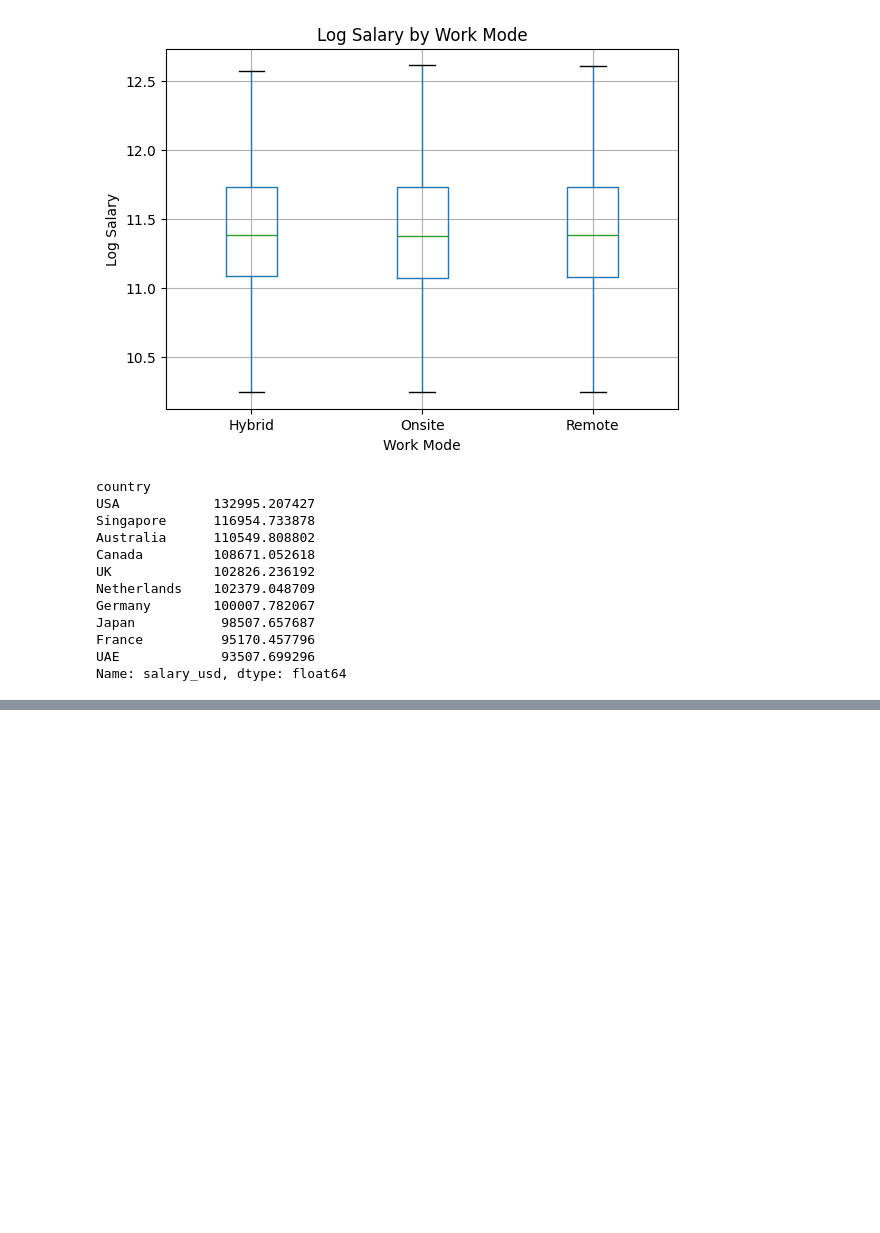
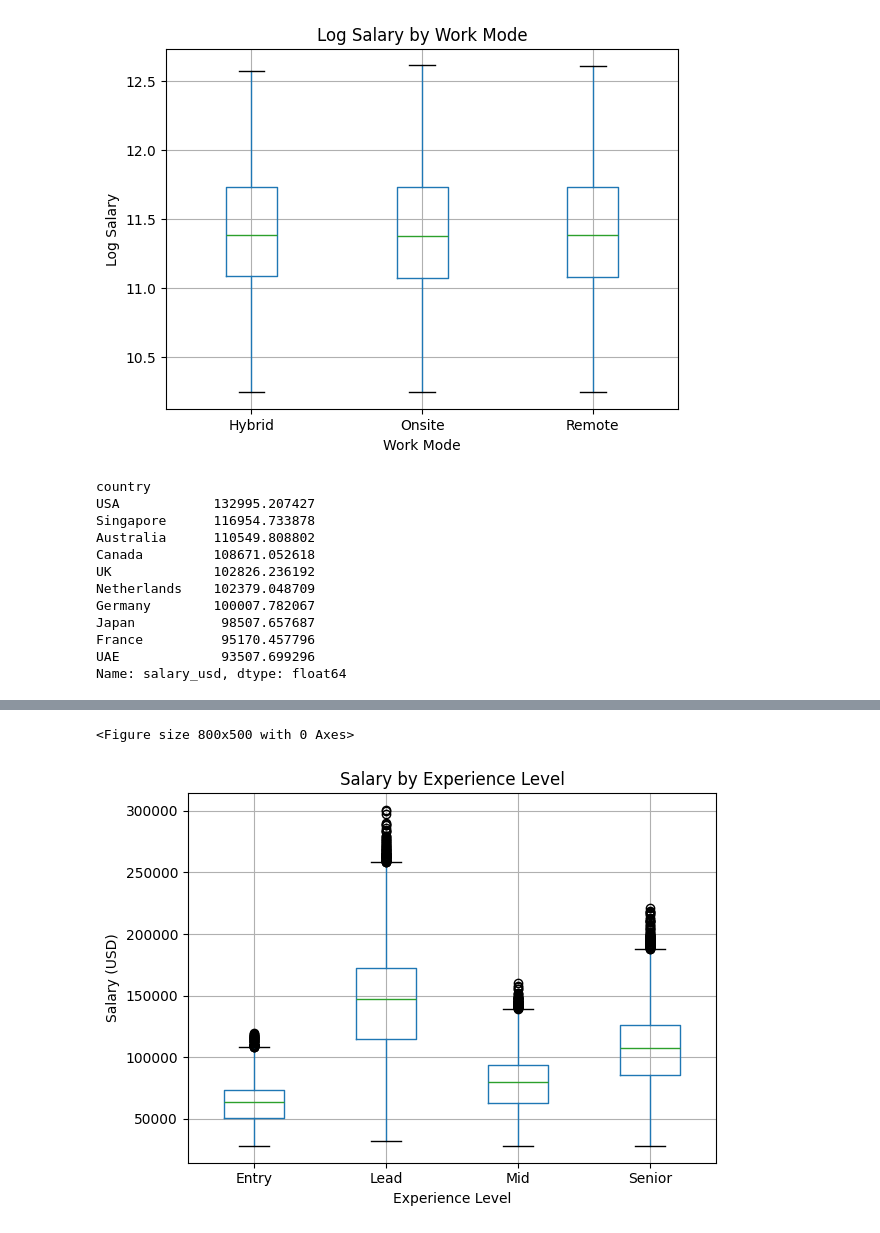
Before and after one commit to berfinsuakyurek/ai-salary-remote-analysis, a Jupyter notebook: notebooks/03_eda.ipynb, the cells around one changed output, grey strips where cells are left out. Drawn from its saved outputs; the diff is of its cells as text; code cells hidden in the pictures; blank space fills up the shorter version.

```diff
--- a/notebooks/03_eda.ipynb
+++ b/notebooks/03_eda.ipynb
@@ -69,0 +68,13 @@ Name: salary_usd, dtype: float64
+# %%
+plt.figure(figsize=(8, 5))
+df.boxplot(column="salary_usd", by="experience_level")
+plt.title("Salary by Experience Level")
+plt.suptitle("")
+plt.xlabel("Experience Level")
+plt.ylabel("Salary (USD)")
+plt.tight_layout()
+plt.savefig("../outputs/figures/salary_by_experience.png", dpi=300, bbox_inches="tight")
+plt.show()
+# %% [output]
+<Figure size 800x500 with 0 Axes>
+[figure, added]
```
Also changed, not shown: parts of 4 cells of this notebook.
